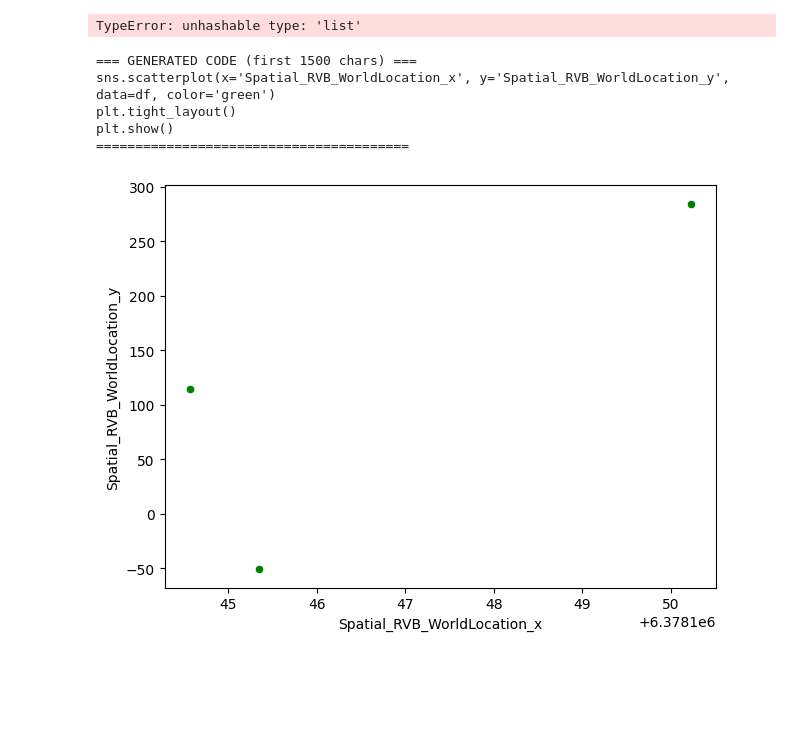
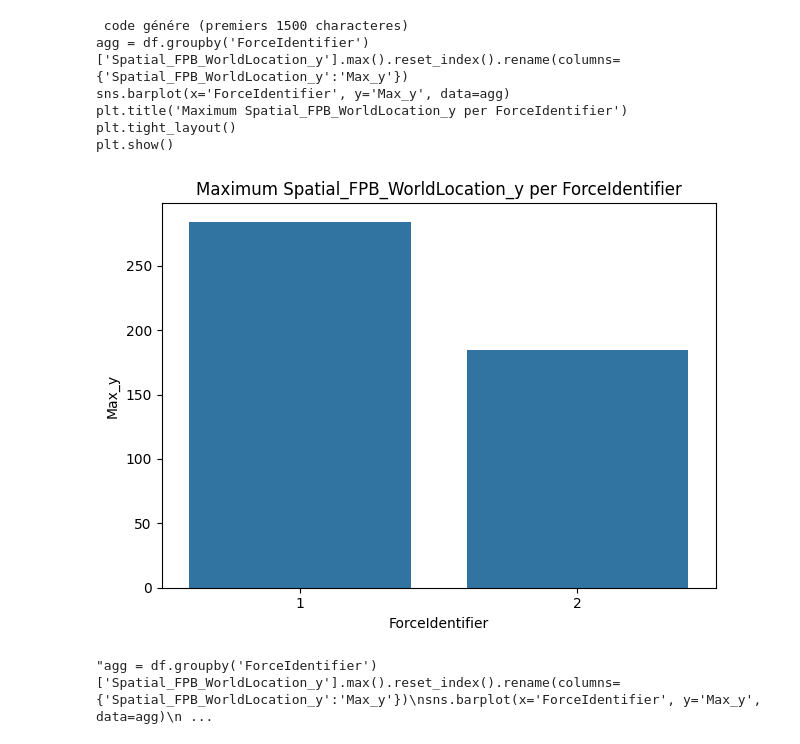
Before and after one commit to RaphaelZrrr/Lida_test, a Jupyter notebook: verif_full_ollama.ipynb, the cells around one changed output. Cells and saved outputs as stored; diff of their text form; code cells hidden in the pictures; blank space fills up the shorter version.

```diff
--- a/verif_full_ollama.ipynb
+++ b/verif_full_ollama.ipynb
@@ -391,35 +378,16 @@ plt.show()
+# %%
+generate_and_run_viz(
+    "Maximum de fpb y par id des forces",
+    model=MODEL_NAME
+)
+# %% [output]
+ code génére (premiers 1500 characteres)
+agg = df.groupby('ForceIdentifier')['Spatial_FPB_WorldLocation_y'].max().reset_index().rename(columns={'Spatial_FPB_WorldLocation_y':'Max_y'})
+sns.barplot(x='ForceIdentifier', y='Max_y', data=agg)
+plt.title('Maximum Spatial_FPB_WorldLocation_y per ForceIdentifier')
+plt.tight_layout()
+plt.show()
+[figure, added]
+"agg = df.groupby('ForceIdentifier')['Spatial_FPB_WorldLocation_y'].max().reset_index().rename(columns={'Spatial_FPB_WorldLocation_y':'Max_y'})\nsns.barplot(x='ForceIdentifier', y='Max_y', data=agg)\n ...
 # %%
 #48464
-# %%
-import pandas as pd
-
-def quick_profile(df: pd.DataFrame, max_cols: int = 40):
-    # top colonnes utiles: catégorielles + numériques
-    cols = list(df.columns)
-
-
-    profile = {}
-    for c in cols:
-        s = df[c]
-        profile[c] = {
-            "dtype": str(s.dtype),
-            "missing_ratio": float(s.isna().mean()),
-            "nunique": int(s.nunique(dropna=True)),
-        }
-        # exemples de valeurs
-        ex = s.dropna().astype(str).head(5).tolist()
-        profile[c]["examples"] = ex
-
-        # stats num
-        sn = pd.to_numeric(s, errors="coerce")
-        if sn.notna().sum() > 0:
-            profile[c]["min"] = float(sn.min())
-            profile[c]["max"] = float(sn.max())
-            profile[c]["mean"] = float(sn.mean())
-
-    return profile
-
-profile = quick_profile(df, max_cols=500) # tu peux baisser si c'est trop long
-print("profile keys:", list(profile.keys())[:10])
-# %% [output]
-TypeError: unhashable type: 'list'
@@ -526,12 +393,0 @@ def generate_and_run_viz(question: str, model: str):
-# %%
-generate_and_run_viz(
-    "Nuage de points des positions RVB y et RVB x avec des point vert feuille",
-    model=MODEL_NAME
-)
-# %% [output]
-=== GENERATED CODE (first 1500 chars) ===
-sns.scatterplot(x='Spatial_RVB_WorldLocation_x', y='Spatial_RVB_WorldLocation_y', data=df, color='green')
-plt.tight_layout()
-plt.show()
-========================================
-[figure, removed]
```
Also changed, not shown: parts of 11 cells of this notebook, 45 other files.
